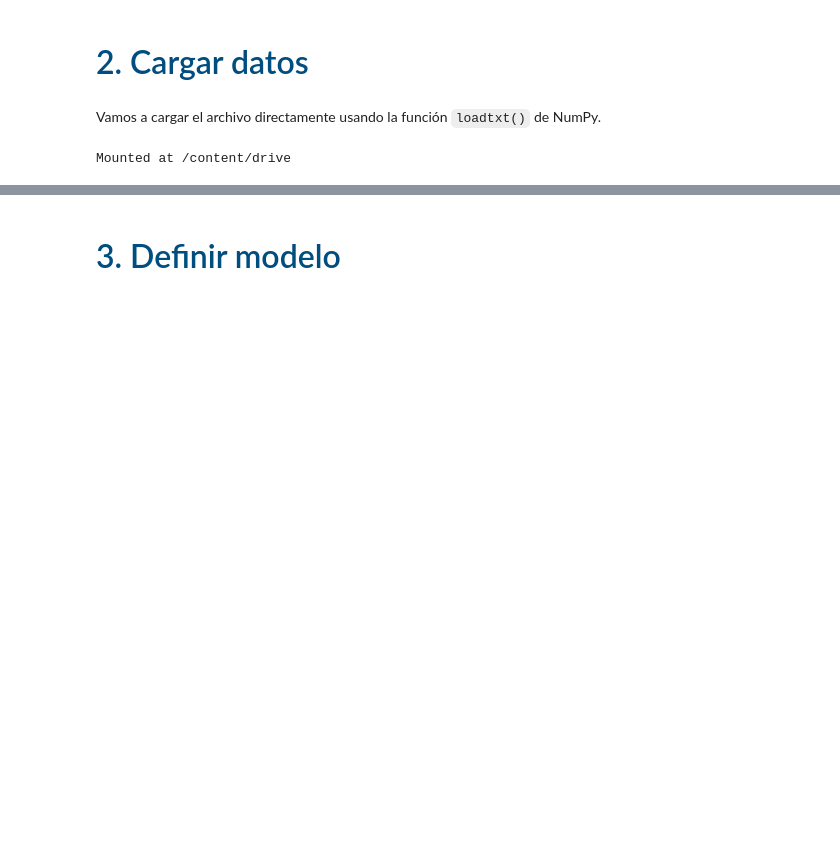
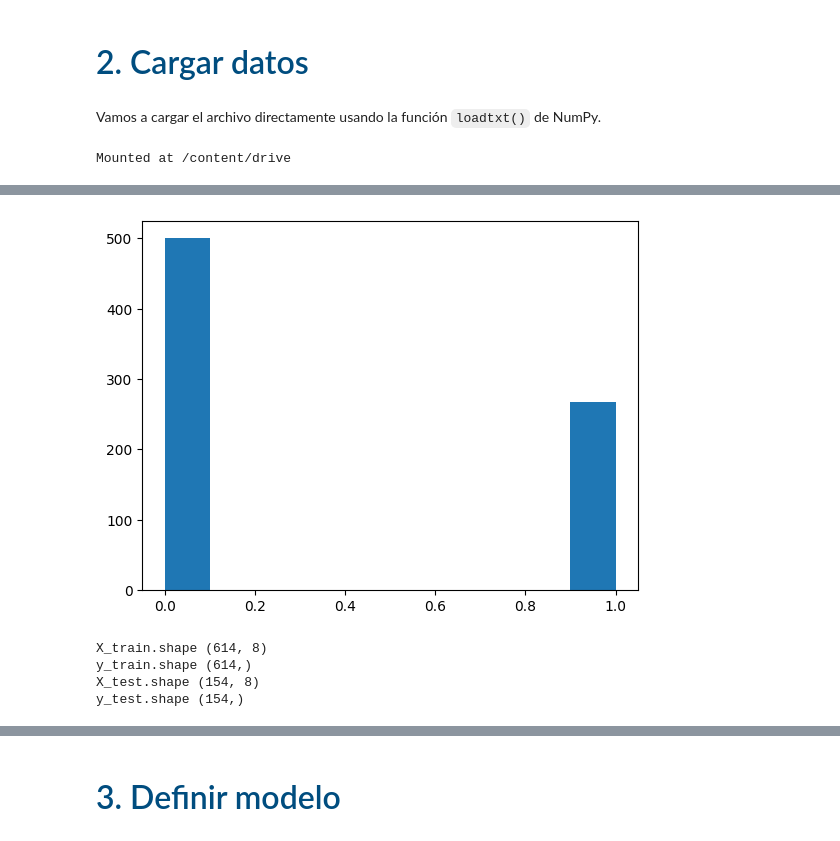
Before and after one commit to cj-chavarria/Deep-Learning-Coursework, a Jupyter notebook: DLCV_11_Desarrollar_una_red_neuronal/DLCV_11_Desarrollar_una_red_neuronal.ipynb, the cells around one changed output, grey strips where cells are left out. Saved outputs shown, nothing was run; the diff lists cells and outputs as text; code cells hidden in the pictures; blank space fills up the shorter version.

```diff
--- a/DLCV_11_Desarrollar_una_red_neuronal/DLCV_11_Desarrollar_una_red_neuronal.ipynb
+++ b/DLCV_11_Desarrollar_una_red_neuronal/DLCV_11_Desarrollar_una_red_neuronal.ipynb
@@ -119,6 +107,7 @@ file_datos='Datasets/pima-indians-diabetes.csv'
 # %%
 #Cargamos el dataset
 import pandas as pd
-df = pd.read_csv('/content/DLCV_11_Desarrollar_una_red_neuronal/Datasets/pima-indians-diabetes.csv', header=None)
-df
+
+df = pd.read_csv(file_datos, header=None)
+df.shape
 # %% [output]
@@ -138,5 +124,10 @@ df
 # %%
 
 import matplotlib.pyplot as plt
+
+plt.hist( df.iloc[:,-1]  )
+plt.show()
+# %% [output]
+[figure, added]
 # %%
 # Obtener los datos para X y Y
@@ -147,2 +145,11 @@ from sklearn.model_selection import train_test_split
 # %%
 # mostrar la cantidad de datos para X_train, X_test, y_train, y_test
+print('X_train.shape', X_train.shape)
+print('y_train.shape', y_train.shape)
+print('X_test.shape', X_test.shape)
+print('y_test.shape', y_test.shape)
+# %% [output]
+X_train.shape (614, 8)
+y_train.shape (614,)
+X_test.shape (154, 8)
+y_test.shape (154,)
```
Also changed, not shown: parts of 13 cells of this notebook, 4 other files.
